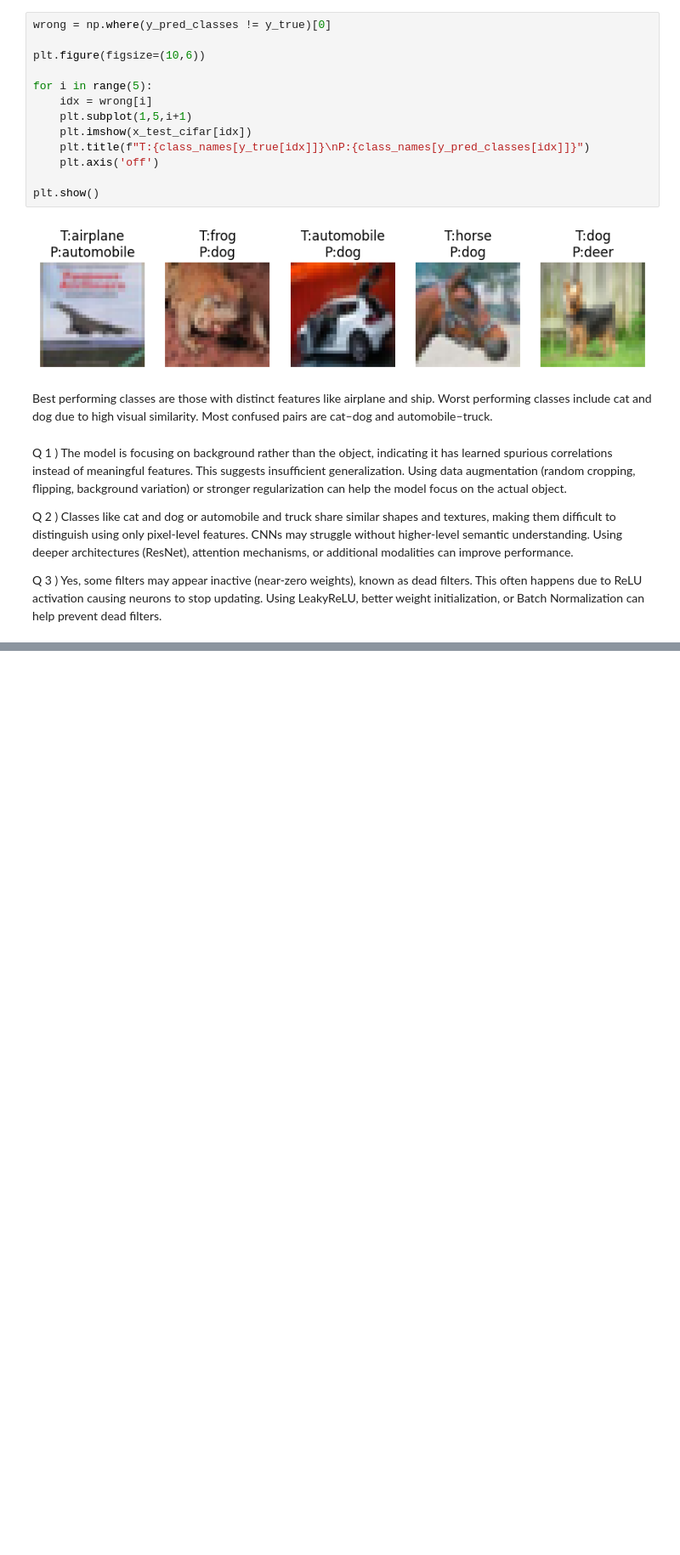
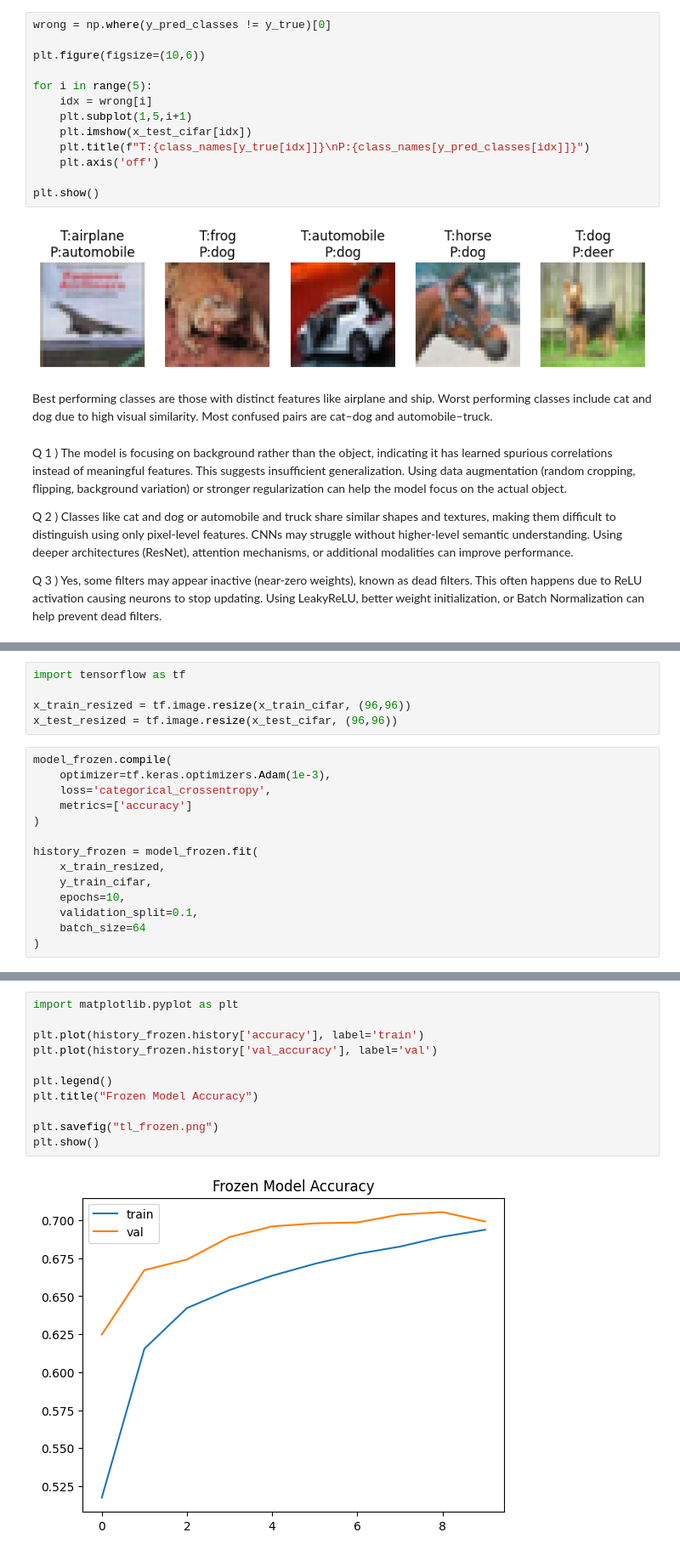
Before and after one commit to cd3004/CNN-Lab-Assignment, a Jupyter notebook: 24cd3004_CNN_Lab.ipynb, the cells around one changed output, grey strips where cells are left out. Shown at 85% size. Saved outputs shown, nothing was run; the diff lists cells and outputs as text; blank space fills up the shorter version.

```diff
--- a/24cd3004_CNN_Lab.ipynb
+++ b/24cd3004_CNN_Lab.ipynb
@@ -965,0 +990,19 @@ Using LeakyReLU, better weight initialization, or Batch Normalization can help p
+# %%
+import tensorflow as tf
+
+x_train_resized = tf.image.resize(x_train_cifar, (96,96))
+x_test_resized = tf.image.resize(x_test_cifar, (96,96))
+# %%
+model_frozen.compile(
+    optimizer=tf.keras.optimizers.Adam(1e-3),
+    loss='categorical_crossentropy',
+    metrics=['accuracy']
+)
+
+history_frozen = model_frozen.fit(
+    x_train_resized,
+    y_train_cifar,
+    epochs=10,
+    validation_split=0.1,
+    batch_size=64
+)
@@ -965,0 +1039,13 @@ Using LeakyReLU, better weight initialization, or Batch Normalization can help p
+# %%
+import matplotlib.pyplot as plt
+
+plt.plot(history_frozen.history['accuracy'], label='train')
+plt.plot(history_frozen.history['val_accuracy'], label='val')
+
+plt.legend()
+plt.title("Frozen Model Accuracy")
+
+plt.savefig("tl_frozen.png")
+plt.show()
+# %% [output]
+[figure, added]
```
Also changed, not shown: parts of 19 cells of this notebook.
